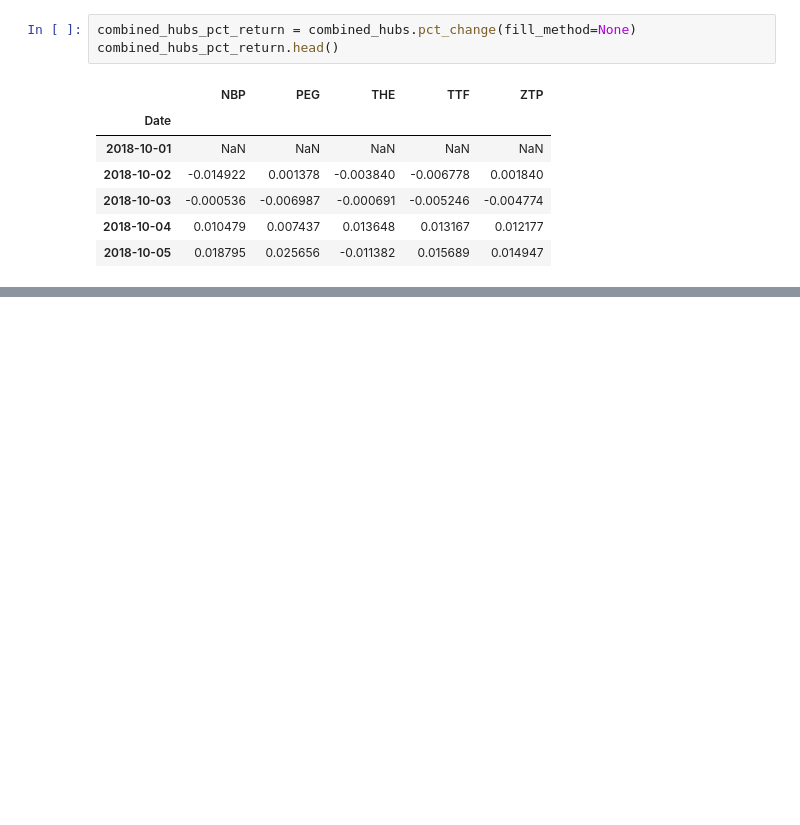
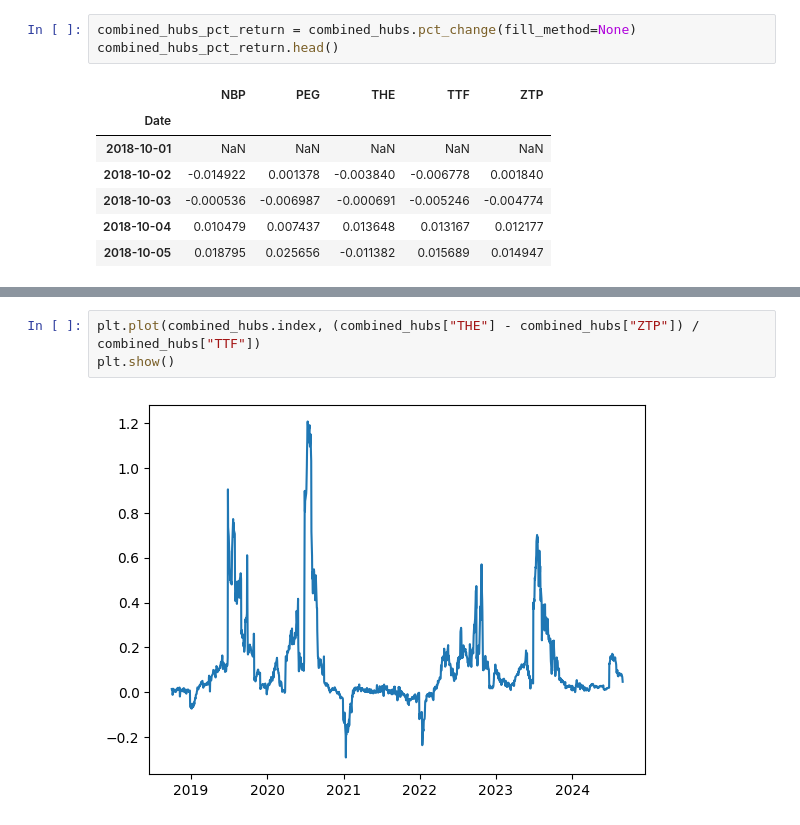
Before and after one commit to sindrjha/statistical-arbitrage, a Jupyter notebook: data_alignment.ipynb, the cells around one changed output, grey strips where cells are left out. Drawn from its saved outputs; the diff is of its cells as text; blank space fills up the shorter version.

```diff
--- a/data_alignment.ipynb
+++ b/data_alignment.ipynb
@@ -132,3 +152,8 @@ combined_hubs_pct_return.head()
+# %%
+plt.plot(combined_hubs.index, (combined_hubs["THE"] - combined_hubs["ZTP"]) / combined_hubs["TTF"])
+plt.show()
+# %% [output]
+[figure, added]
 # %%
 combined_hubs_pct_return.corr()
 # %% [output]
```
Also changed, not shown: parts of 16 cells of this notebook.
